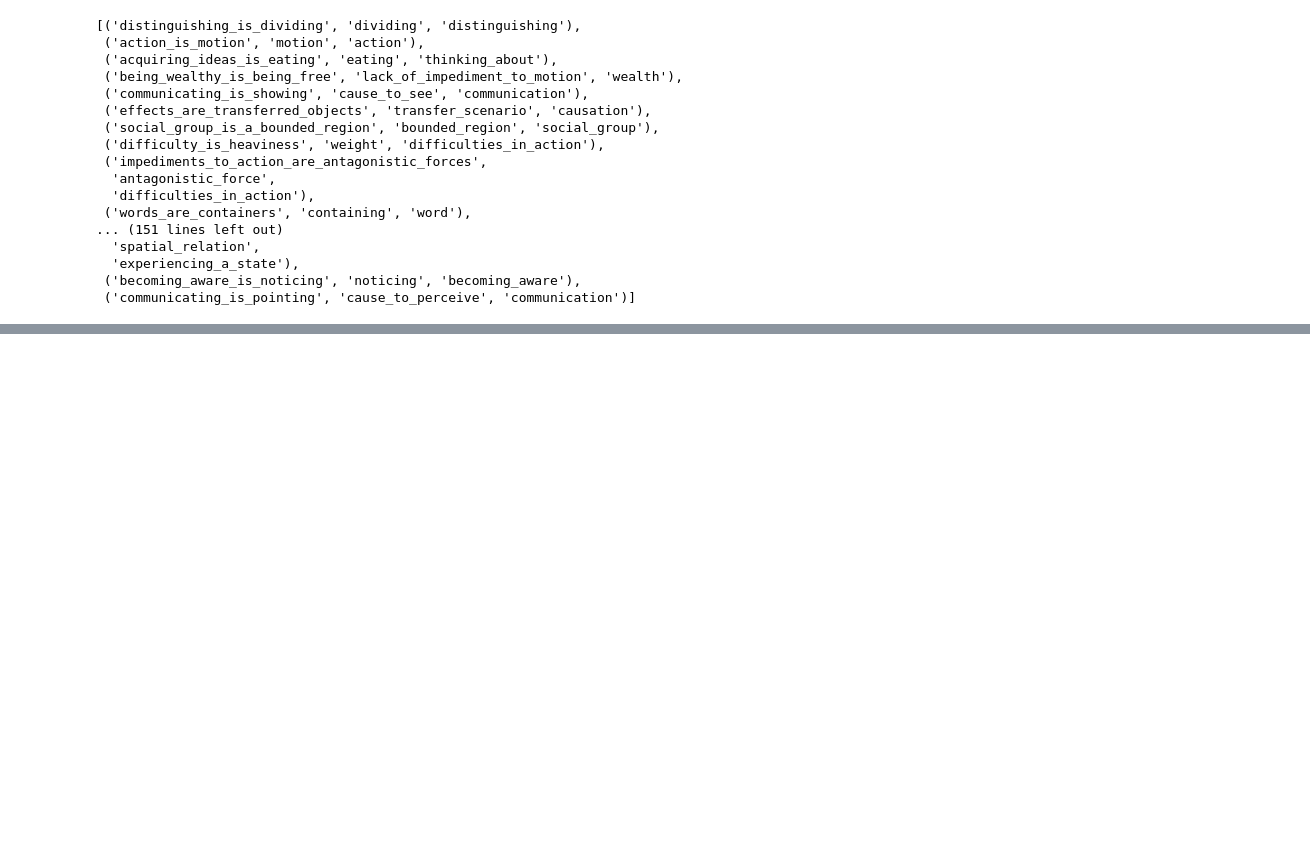
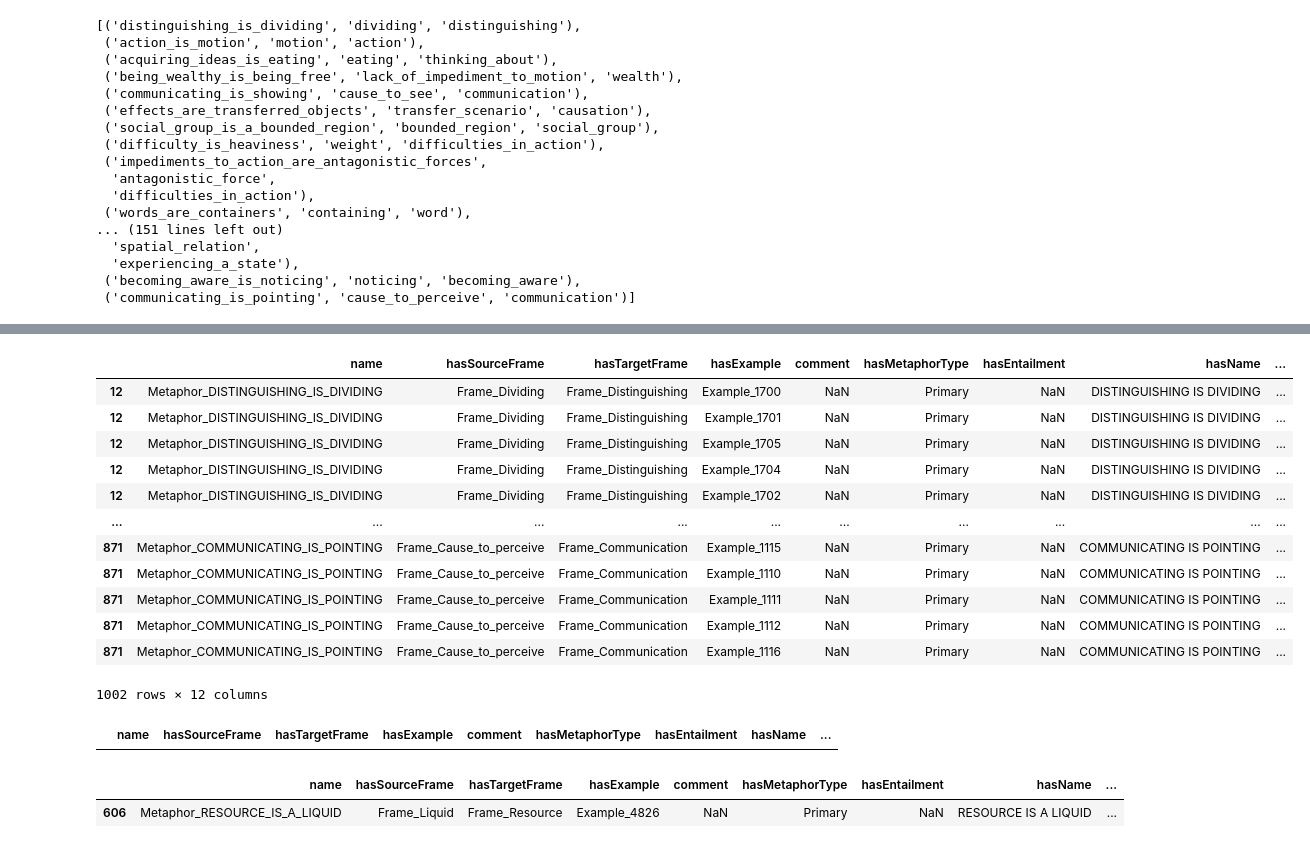
Before and after one commit to MORImementos/DissertationRepository, a Jupyter notebook: workflow/metaphor_metadata.ipynb, the cells around one changed output, grey strips where cells are left out. Drawn from its saved outputs; the diff is of its cells as text; code cells hidden in the pictures; blank space fills up the shorter version.

```diff
--- a/workflow/metaphor_metadata.ipynb
+++ b/workflow/metaphor_metadata.ipynb
@@ -467,4 +467,11 @@ Frame_Becoming_aware            1
 Name: count, Length: 89, dtype: int64
 # %%
 primary_cleaned
+import ast
+
+primary_cleaned["hasExample"] = df["hasExample"].apply(
+    lambda x: ast.literal_eval(x) if pd.notna(x) else []
+)
+
+primary_cleaned
 # %% [output]
@@ -510,0 +554,4 @@ frame_tuples
+# %%
+exploded = primary_cleaned.explode("hasExample")
+
+exploded[exploded["hasExample"] == "Example_4661"]
@@ -510,0 +561,18 @@ frame_tuples
+# %%
+exploded['sName'] = exploded['name'].apply(lambda x: x.replace("Metaphor_", "").lower())
+
+exploded
+# %% [output]
+|  | name | hasSourceFrame | hasTargetFrame | hasExample | comment | hasMetaphorType | hasEntailment | hasName | ... |
+| 12 | Metaphor_DISTINGUISHING_IS_DIVIDING | Frame_Dividing | Frame_Distinguishing | Example_1700 | NaN | Primary | NaN | DISTINGUISHING IS DIVIDING | ... |
+| 12 | Metaphor_DISTINGUISHING_IS_DIVIDING | Frame_Dividing | Frame_Distinguishing | Example_1701 | NaN | Primary | NaN | DISTINGUISHING IS DIVIDING | ... |
+| 12 | Metaphor_DISTINGUISHING_IS_DIVIDING | Frame_Dividing | Frame_Distinguishing | Example_1705 | NaN | Primary | NaN | DISTINGUISHING IS DIVIDING | ... |
+| 12 | Metaphor_DISTINGUISHING_IS_DIVIDING | Frame_Dividing | Frame_Distinguishing | Example_1704 | NaN | Primary | NaN | DISTINGUISHING IS DIVIDING | ... |
+| 12 | Metaphor_DISTINGUISHING_IS_DIVIDING | Frame_Dividing | Frame_Distinguishing | Example_1702 | NaN | Primary | NaN | DISTINGUISHING IS DIVIDING | ... |
+| ... | ... | ... | ... | ... | ... | ... | ... | ... | ... |
+| 871 | Metaphor_COMMUNICATING_IS_POINTING | Frame_Cause_to_perceive | Frame_Communication | Example_1115 | NaN | Primary | NaN | COMMUNICATING IS POINTING | ... |
+| 871 | Metaphor_COMMUNICATING_IS_POINTING | Frame_Cause_to_perceive | Frame_Communication | Example_1110 | NaN | Primary | NaN | COMMUNICATING IS POINTING | ... |
+| 871 | Metaphor_COMMUNICATING_IS_POINTING | Frame_Cause_to_perceive | Frame_Communication | Example_1111 | NaN | Primary | NaN | COMMUNICATING IS POINTING | ... |
+| 871 | Metaphor_COMMUNICATING_IS_POINTING | Frame_Cause_to_perceive | Frame_Communication | Example_1112 | NaN | Primary | NaN | COMMUNICATING IS POINTING | ... |
+| 871 | Metaphor_COMMUNICATING_IS_POINTING | Frame_Cause_to_perceive | Frame_Communication | Example_1116 | NaN | Primary | NaN | COMMUNICATING IS POINTING | ... |
+1002 rows × 12 columns
@@ -510,0 +644,9 @@ frame_tuples
+# %%
+exploded[exploded["hasExample"] == "Example_979"]
+# %% [output]
+|  | name | hasSourceFrame | hasTargetFrame | hasExample | comment | hasMetaphorType | hasEntailment | hasName | ... |
+# %%
+exploded[exploded["hasExample"].isin(["Example_159", "Example_2007", "Example_4826"])]
+# %% [output]
+|  | name | hasSourceFrame | hasTargetFrame | hasExample | comment | hasMetaphorType | hasEntailment | hasName | ... |
+| 606 | Metaphor_RESOURCE_IS_A_LIQUID | Frame_Liquid | Frame_Resource | Example_4826 | NaN | Primary | NaN | RESOURCE IS A LIQUID | ... |
```
Also changed, not shown: parts of 17 cells of this notebook, 38 other files.
